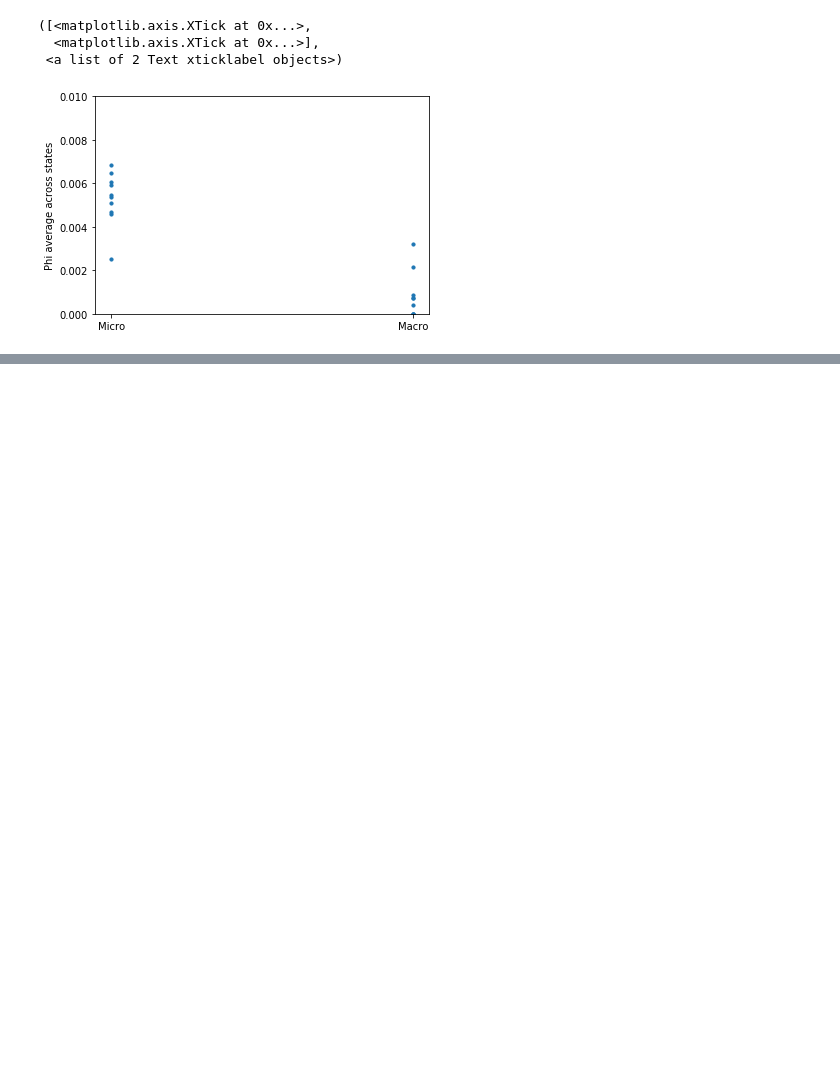
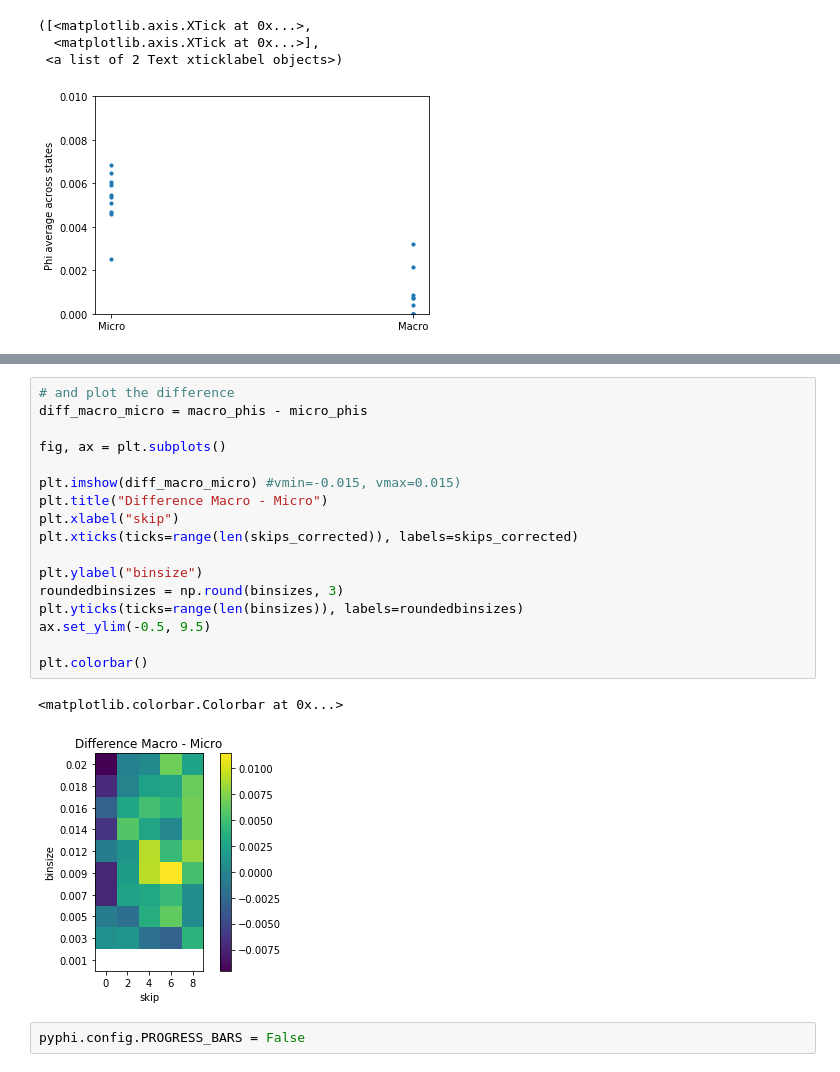
Before and after one commit to mmasque/temporal_emergence, a Jupyter notebook: temporal_emergence_analysis.ipynb, the cells around one changed output, grey strips where cells are left out. Cells and saved outputs as stored; diff of their text form; blank space fills up the shorter version.

```diff
--- a/temporal_emergence_analysis.ipynb
+++ b/temporal_emergence_analysis.ipynb
@@ -218,0 +199,22 @@ MICRO PHI, ACTUAL:  1.0575045
+# %%
+# and plot the difference
+diff_macro_micro = macro_phis - micro_phis
+
+fig, ax = plt.subplots()
+
+plt.imshow(diff_macro_micro) #vmin=-0.015, vmax=0.015)
+plt.title("Difference Macro - Micro")
+plt.xlabel("skip")
+plt.xticks(ticks=range(len(skips_corrected)), labels=skips_corrected)
+
+plt.ylabel("binsize")
+roundedbinsizes = np.round(binsizes, 3)
+plt.yticks(ticks=range(len(binsizes)), labels=roundedbinsizes)
+ax.set_ylim(-0.5, 9.5)
+
+plt.colorbar()
+# %% [output]
+<matplotlib.colorbar.Colorbar at 0x...>
+[figure, added]
+# %%
+pyphi.config.PROGRESS_BARS = False
```
Also changed, not shown: parts of 14 cells of this notebook, 7 other files.
